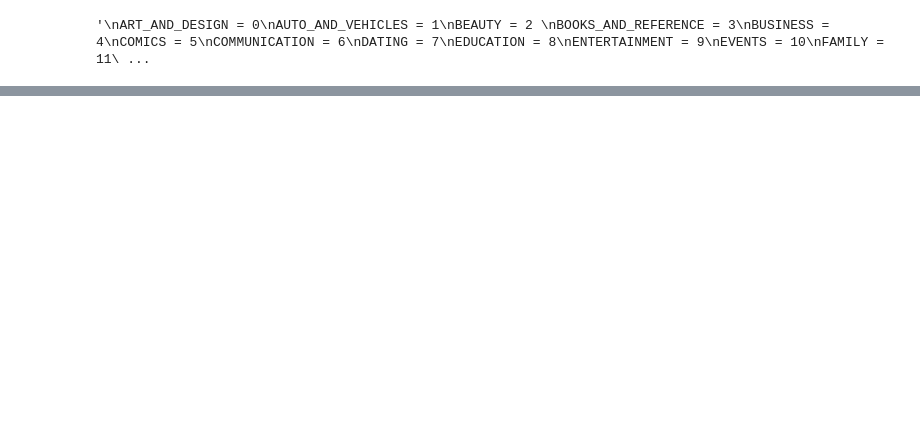
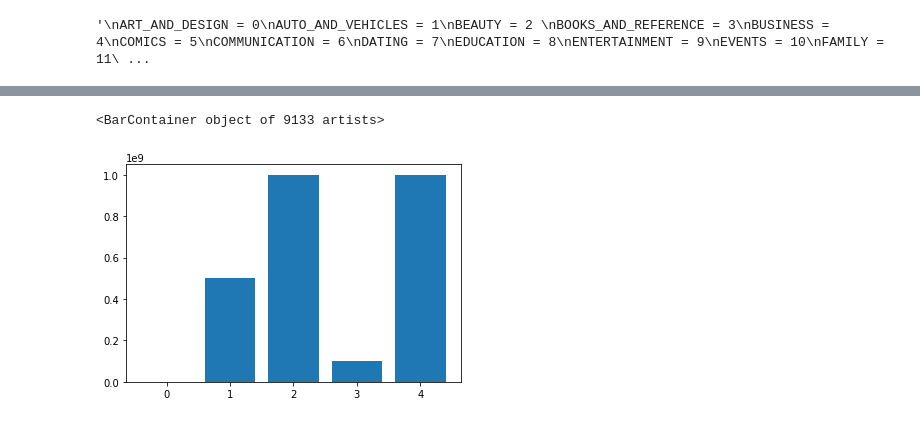
Before and after one commit to nikibhatt/DS-Unit-1-Sprint-3-Linear-Algebra, a Jupyter notebook: NB_Portfolio.ipynb, the cells around one changed output, grey strips where cells are left out. Drawn from its saved outputs; the diff is of its cells as text; code cells hidden in the pictures; blank space fills up the shorter version.

```diff
--- a/NB_Portfolio.ipynb
+++ b/NB_Portfolio.ipynb
@@ -233,0 +233,5 @@ plt.show()
+# %%
+plt.bar(df['Content Rating NUM'], df['Installs'])
+# %% [output]
+<BarContainer object of 9133 artists>
+[figure, added]
```
Also changed, not shown: parts of 20 cells of this notebook.
